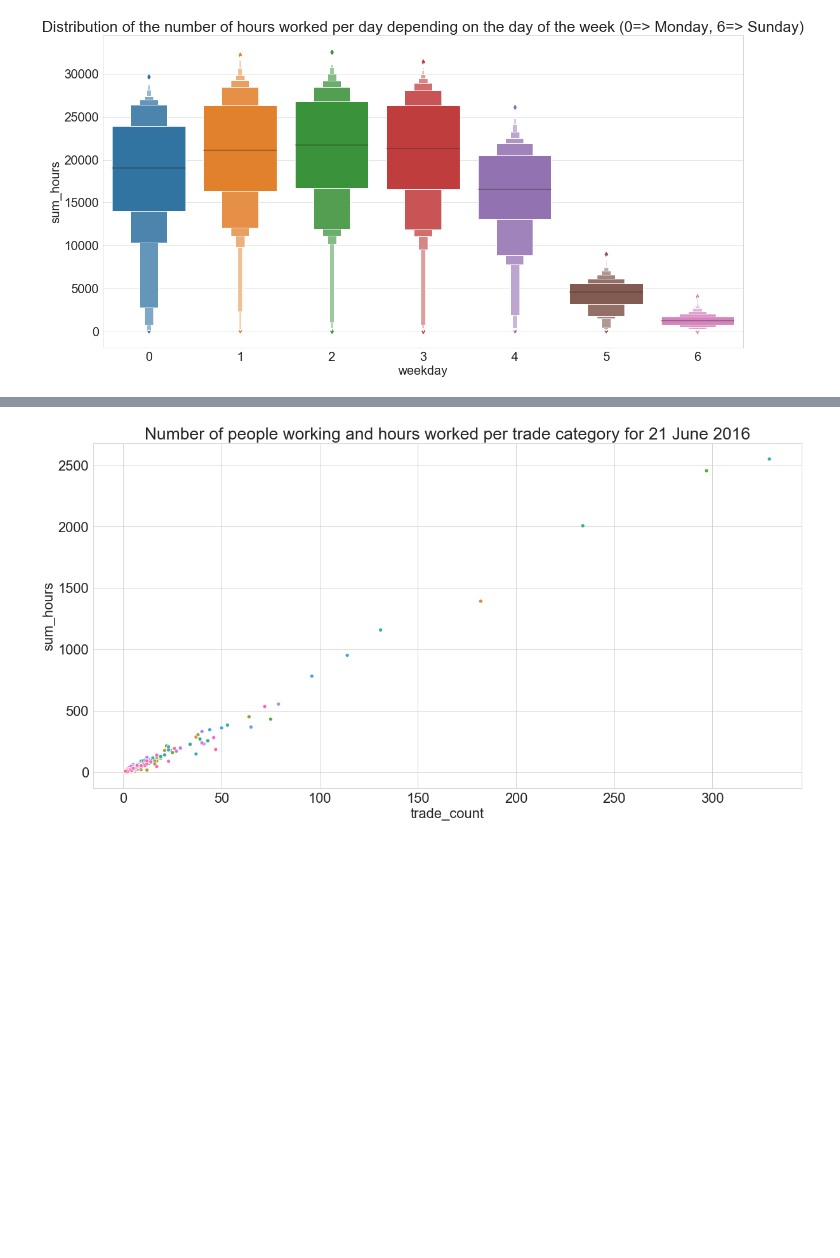
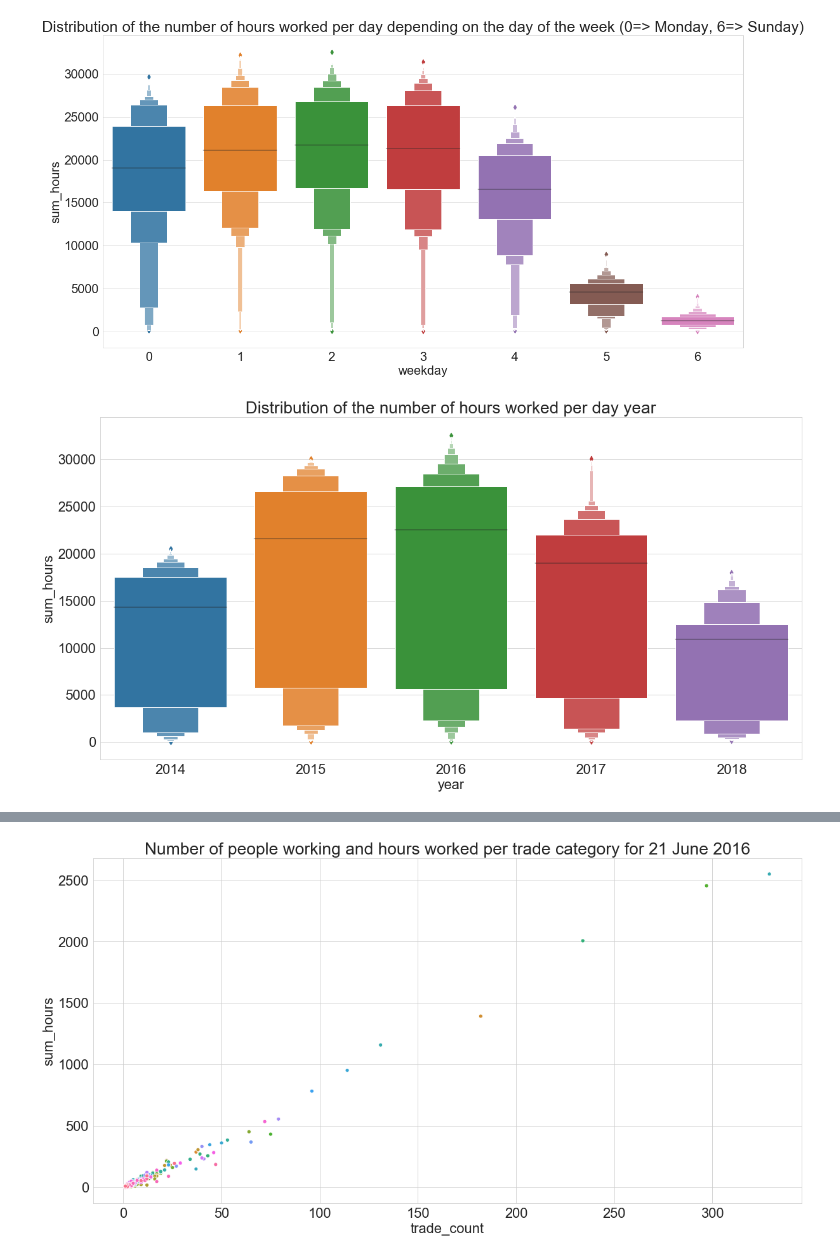
Before and after one commit to percevalve/reading_project_files, a Jupyter notebook: read OneDrive_1_05-10-2018(swipe In and Out).ipynb, the cells around one changed output, grey strips where cells are left out. Drawn from its saved outputs; the diff is of its cells as text; code cells hidden in the pictures; blank space fills up the shorter version.

```diff
--- a/read OneDrive_1_05-10-2018(swipe In and Out).ipynb
+++ b/read OneDrive_1_05-10-2018(swipe In and Out).ipynb
@@ -150,0 +127,2 @@ sns.boxenplot(data=people_per_day,x="weekday",y="user_count");
+# %%
+people_per_day["year"] = people_per_day.swipeIn_date.dt.year
@@ -154,3 +143,9 @@ sns.boxenplot(data=people_per_day,x="weekday",y="sum_hours")\
 .set_title("Distribution of the number of hours worked per day depending on the day of the week (0=> Monday, 6=> Sunday)");
 # %% [output]
 [figure]
+# %%
+sns.set_style("whitegrid")
+sns.boxenplot(data=people_per_day,x="year",y="sum_hours")\
+.set_title("Distribution of the number of hours worked per day year");
+# %% [output]
+[figure, added]
```
Also changed, not shown: parts of 14 cells of this notebook.
